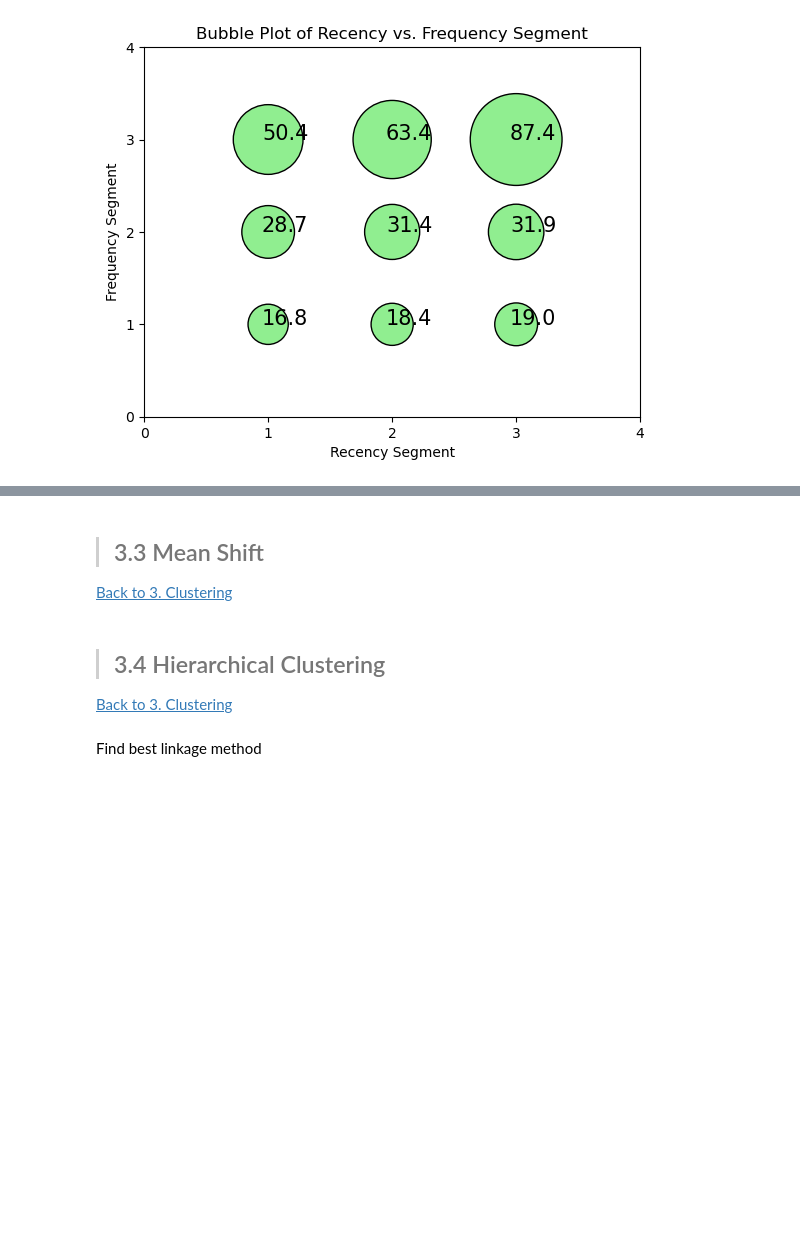
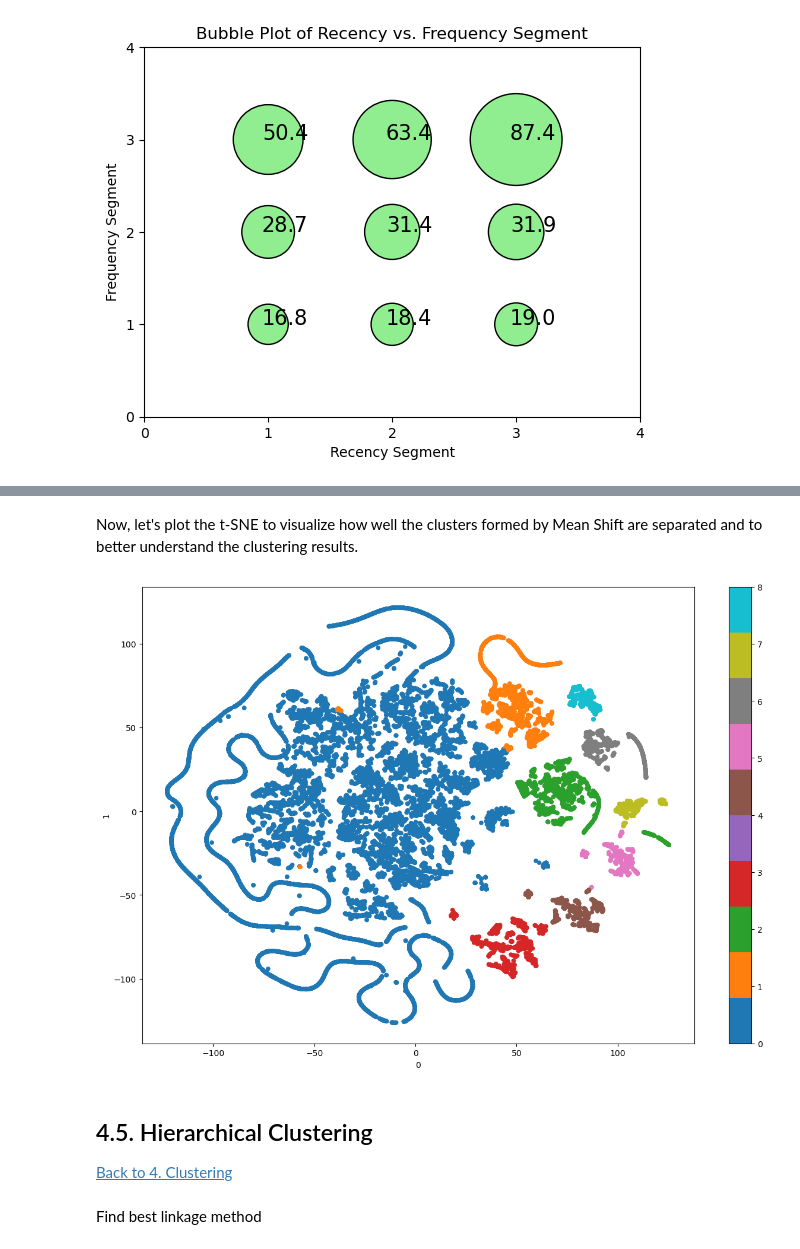
Before and after one commit to SvenGoerdes/CustomerSegmentationDataMining, a Jupyter notebook: deliverables/DM2425_Part2_10_02.ipynb, the cells around one changed output, grey strips where cells are left out. Saved outputs shown, nothing was run; the diff lists cells and outputs as text; code cells hidden in the pictures; blank space fills up the shorter version.

```diff
--- a/deliverables/DM2425_Part2_10_02.ipynb
+++ b/deliverables/DM2425_Part2_10_02.ipynb
@@ -458,0 +560,6 @@ create_2d_bubble(segment_info, 'monetary_value', 50, 'lightgreen')  # Bubbles si
+# %%
+bandwidth = estimate_bandwidth(df_scaled[taste_features_normalized], quantile=0.15, random_state=1, n_jobs=-1)
+
+# Perform mean-shift clustering with bandwidth set using estimate_bandwidth
+ms = MeanShift(bandwidth= bandwidth, bin_seeding=True, n_jobs=-1)
+ms_labels = ms.fit_predict(df_scaled[taste_features_normalized])
@@ -458,0 +571,4 @@ create_2d_bubble(segment_info, 'monetary_value', 50, 'lightgreen')  # Bubbles si
+# %%
+# Concatenating the labels to df
+df_concat = pd.concat([df_scaled[taste_features_normalized], pd.Series(ms_labels, index=df_scaled[taste_features_normalized].index, name="ms_labels")], axis=1)
+df_concat.head()
@@ -459,7 +583,16 @@ create_2d_bubble(segment_info, 'monetary_value', 50, 'lightgreen')  # Bubbles si
+# %% [markdown]
+Now, let's plot the t-SNE to visualize how well the clusters formed by Mean Shift are separated and to better understand the clustering results.
+# %%
+from sklearn.manifold import TSNE
+# This is step can be quite time consuming
+two_dim = TSNE(random_state=42).fit_transform(df_concat)
+# %%
+# t-SNE visualization
+pd.DataFrame(two_dim).plot.scatter(x=0, y=1, c=df_concat['ms_labels'], colormap='tab10', figsize=(15,10))
+plt.show()
+# %% [output]
+[figure, added]
 # %% [markdown]
-> ## 3.3 Mean Shift <a class="anchor" id="mean_shift"></a>
-[Back to 3. Clustering](#clustering)<br>
+## 4.5. Hierarchical Clustering <a class="anchor" id="hierarchical_clustering"></a>
+[Back to 4. Clustering](#clustering)<br>
-# %% [markdown]
-> ## 3.4 Hierarchical Clustering <a class="anchor" id="hierarchical_clustering"></a>
-[Back to 3. Clustering](#clustering)<br>
 # %%
```
Also changed, not shown: parts of 55 cells of this notebook, 4 other files.
